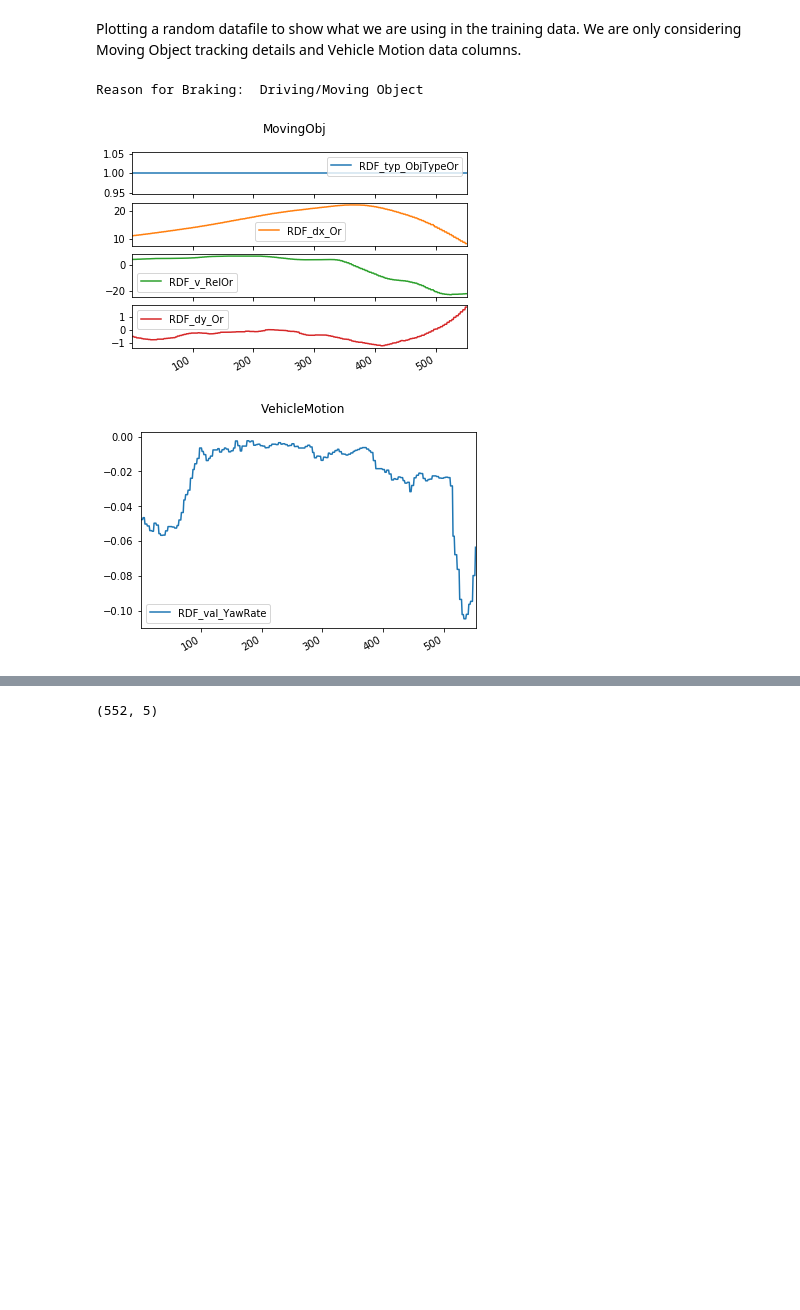
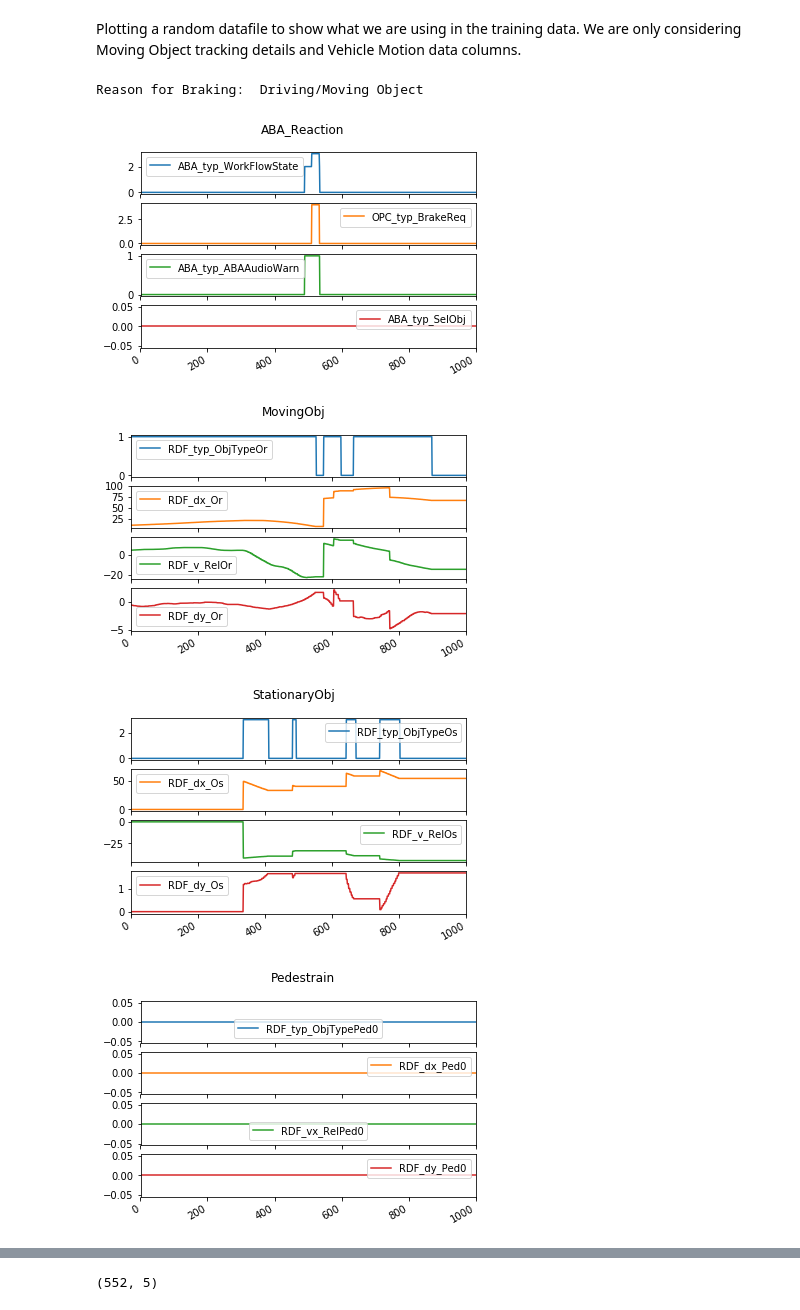
Before and after one commit to dumbPy/SceneR2, a Jupyter notebook: Notebooks/CSV_Model_with_Vehicle_Motion_Data.ipynb, the cells around one changed output, grey strips where cells are left out. Cells and saved outputs as stored; diff of their text form; code cells hidden in the pictures; blank space fills up the shorter version.

```diff
--- a/Notebooks/CSV_Model_with_Vehicle_Motion_Data.ipynb
+++ b/Notebooks/CSV_Model_with_Vehicle_Motion_Data.ipynb
@@ -19,7 +19,7 @@ with open("/home/sufiyan/data/Daimler/100_vids/pickled_MovingObject_160_csv_20Fe
 # %% [markdown]
 Loading the dataset. To see how the dataset works, see [SceneR2/dataset.py](https://github.com/dumbPy/MTP/blob/master/SceneR2/dataset.py)
 # %%
-with open("/home/sufiyan/data/Daimler/100_vids/pickled_MovingObject_160_csv_20Feb", 'rb') as f:
+with open("/home/sufiyan/data/Daimler/100_vids/pickled_SceneR2_dataset/pickled_MovingObject_160_csv_24Feb", 'rb') as f:
     dataset=pickle.load(f)
 # %% [markdown]
 Number of files for **Left**, **Right** and **Other** classes respectively. These include flipped files for Left and Right
@@ -34,8 +34,10 @@ print(len([1 for x,y in dataset if y==2]))
 # %% [markdown]
 Plotting a random datafile to show what we are using in the training data. We are only considering Moving Object tracking details and Vehicle Motion data columns.
 # %%
-dataset.plot(0)
+dataset.plot(0, supressPostABA=False, all_columns=True)
 # %% [output]
 Reason for Braking:  Driving/Moving Object
-[figure, old version]
+[figure, new version]
-[figure, old version]
+[figure, new version]
+[figure, added]
+[figure, added]
```
Also changed, not shown: parts of 2 cells of this notebook, 5 other files.
